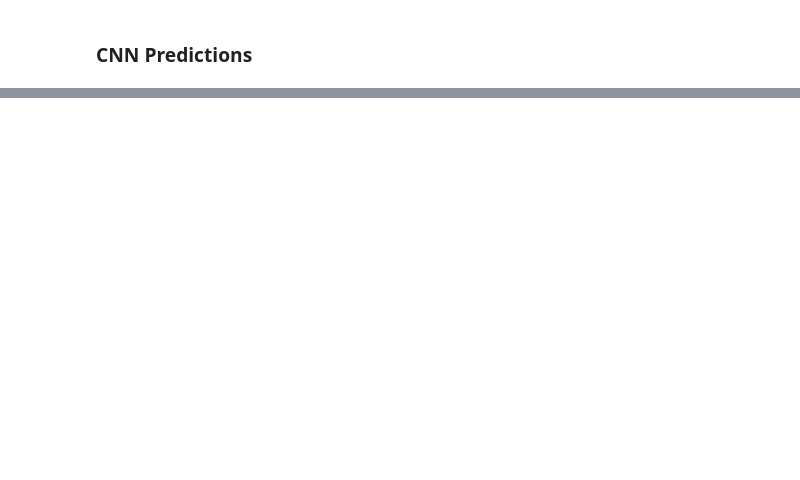
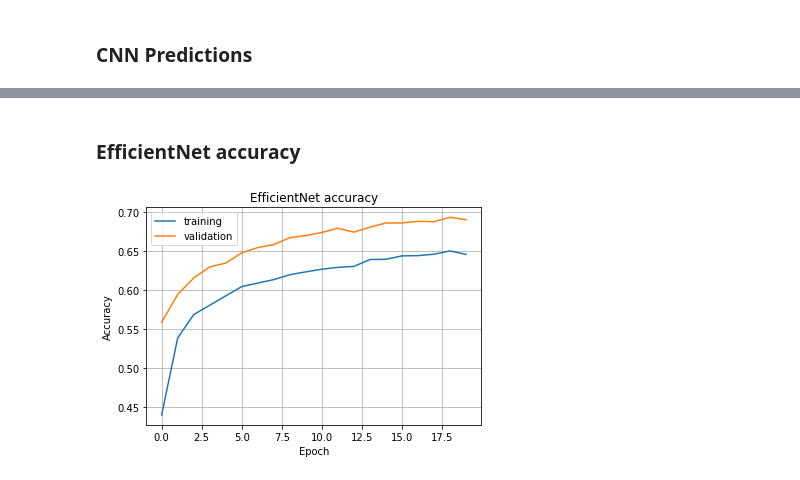
Before and after one commit to Srujana-A/Image-Classification-as-pm, a Jupyter notebook: Final_Project.ipynb, the cells around one changed output, grey strips where cells are left out. Drawn from its saved outputs; the diff is of its cells as text; code cells hidden in the pictures; blank space fills up the shorter version.

```diff
--- a/Final_Project.ipynb
+++ b/Final_Project.ipynb
@@ -196,0 +465,31 @@ plt.show()
+# %%
+def efnb0_model():
+  efnb0 = EfficientNetB0(weights='imagenet', include_top=False, input_shape=[224,224,3], classes=10)
+  for layer in efnb0.layers:
+    layer.trainable = False
+
+  inputs = Input((32, 32, 3))
+
+  upscale = UpSampling2D((7,7))(inputs)
+
+  base_model_output = efnb0(upscale)
+
+  x = GlobalAveragePooling2D()(base_model_output)
+  x = Flatten()(x)
+  x = Dropout(0.2)(x)
+
+  outputs = Dense(10, activation="softmax")(x)
+
+  model = Model(inputs, outputs)
+  model.compile(optimizer='SGD',
+               loss='categorical_crossentropy',
+               metrics = ['accuracy'])
+
+
+  return model
+# %%
+efnb0 = efnb0_model()
+# %%
+history_4 = efnb0.fit(x_train, y_train_one_hot, batch_size=32,
+                  epochs= 30,
+                  validation_split=0.2)
@@ -196,0 +516,13 @@ plt.show()
+# %% [markdown]
+### EfficientNet accuracy
+# %%
+plt.plot(history_4.history['accuracy'])
+plt.plot(history_4.history['val_accuracy'])
+plt.grid()
+plt.title('EfficientNet accuracy')
+plt.ylabel('Accuracy')
+plt.xlabel('Epoch')
+plt.legend(['training', 'validation'], loc = 'upper left')
+plt.show()
+# %% [output]
+[figure, added]
```
Also changed, not shown: parts of 49 cells of this notebook.
